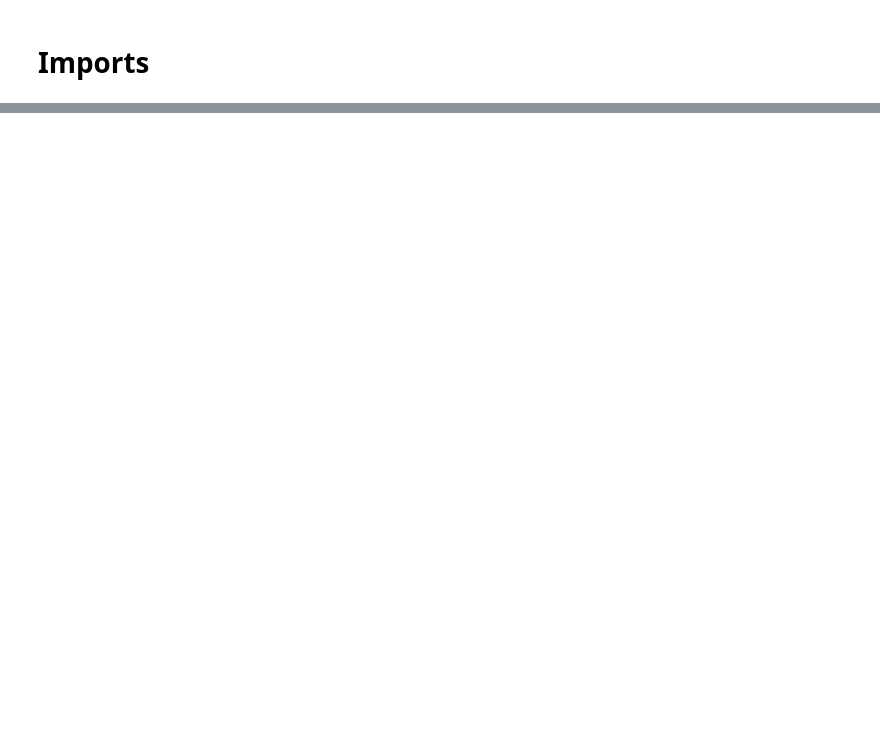
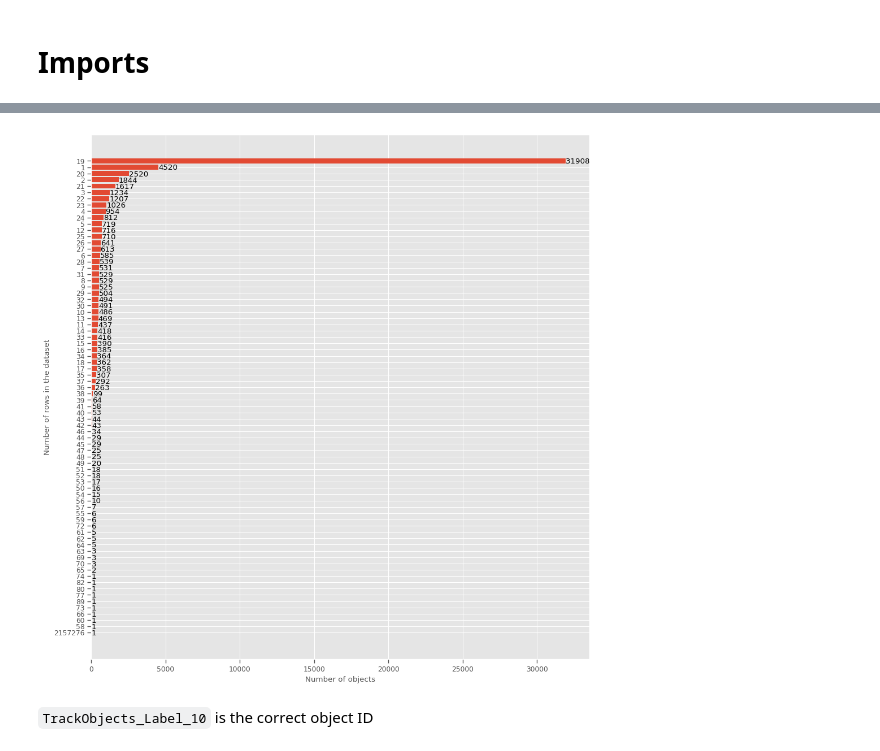
Before and after one commit to thethomasboyer/CellProfiler_GaussianProxy_analyses, a Jupyter notebook: plot_trajectories.ipynb, the cells around one changed output, grey strips where cells are left out. Drawn from its saved outputs; the diff is of its cells as text; code cells hidden in the pictures; blank space fills up the shorter version.

```diff
--- a/plot_trajectories.ipynb
+++ b/plot_trajectories.ipynb
@@ -113,0 +298,6 @@ plt.show()
+# %%
+maks_trackobject_label_exists = df["TrackObjects_Label_10"].notna()
+df.loc[maks_trackobject_label_exists, "global_object_id"] = (
+    df["Metadata_VideoID"].astype(str) + "-" + df["TrackObjects_Label_10"].astype(str)
+)
+df["global_object_id"].value_counts(dropna=False)
@@ -113,0 +318,24 @@ plt.show()
+# %%
+plt.figure(figsize=(10, 10))
+x, y = np.unique(df["global_object_id"].value_counts(dropna=False).values, return_counts=True)
+sorted_indices = np.argsort(y)
+y = y[sorted_indices]
+x = x[sorted_indices]
+plt.yticks(ticks=np.arange(len(x)), labels=x)
+bars = plt.barh(np.arange(len(x)), y)
+for bar in bars:
+    plt.text(
+        bar.get_width(),
+        bar.get_y() + bar.get_height() / 2 - 0.1,
+        bar.get_width(),
+        va="center",
+    )
+plt.xlabel("Number of objects")
+plt.ylabel("Number of rows in the dataset")
+plt.tight_layout()
+# plt.xscale("log")
+plt.show()
+# %% [output]
+[figure, added]
+# %% [markdown]
+`TrackObjects_Label_10` is the correct object ID
```
Also changed, not shown: parts of 69 cells of this notebook, 3 other files.
